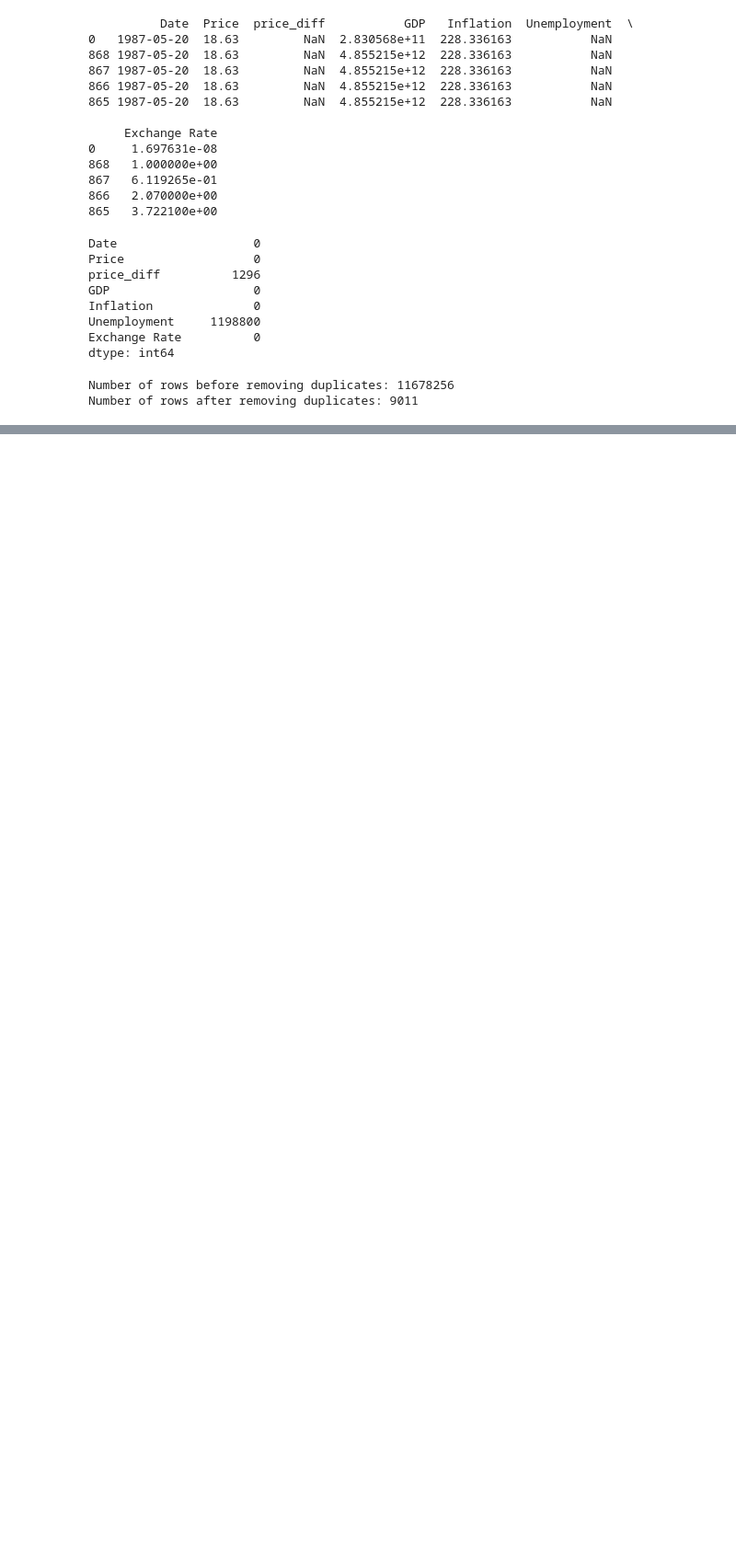
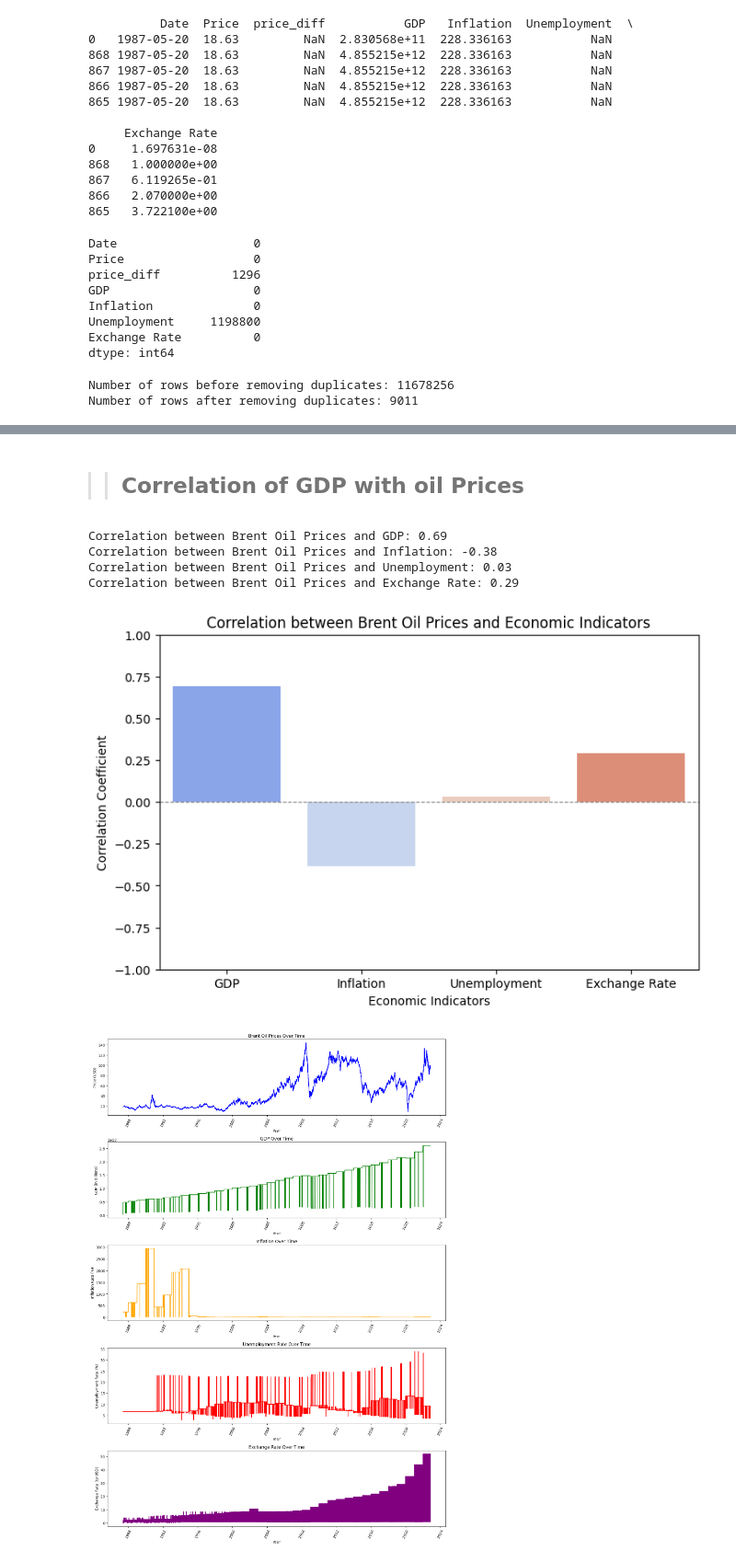
Before and after one commit to hanaDemma/Change_point_analysis_and_statistical_modelling-, a Jupyter notebook: notebooks/change_point_analysis.ipynb, the cells around one changed output, grey strips where cells are left out. Shown at 92% size. Saved outputs shown, nothing was run; the diff lists cells and outputs as text; code cells hidden in the pictures; blank space fills up the shorter version.

Commit message:
Correlation of GDP with oil Prices

```diff
--- a/notebooks/change_point_analysis.ipynb
+++ b/notebooks/change_point_analysis.ipynb
@@ -564,3 +564,11 @@ print("Number of rows after removing duplicates:", row_count_after)
 # %% [output]
 Number of rows before removing duplicates: 11678256
 Number of rows after removing duplicates: 9011
+# %%
+combined_data = combined_data.fillna(method='ffill')
+
+for column in ['Inflation', 'Unemployment', 'Exchange Rate']:
+    combined_data[f'{column}_missing'] = combined_data[column].isna().astype(int)
+
+# Step 3: Perform backfill to fill in the first missing values from the earliest available year
+combined_data = combined_data.fillna(method='bfill')
@@ -566,0 +595,11 @@ Number of rows after removing duplicates: 9011
+# %% [markdown]
+>> ## Correlation of GDP with oil Prices
+# %%
+correlations(combined_data)
+# %% [output]
+Correlation between Brent Oil Prices and GDP: 0.69
+Correlation between Brent Oil Prices and Inflation: -0.38
+Correlation between Brent Oil Prices and Unemployment: 0.03
+Correlation between Brent Oil Prices and Exchange Rate: 0.29
+[figure, added]
+[figure, added]
```
Also changed, not shown: parts of 1 cell of this notebook.
